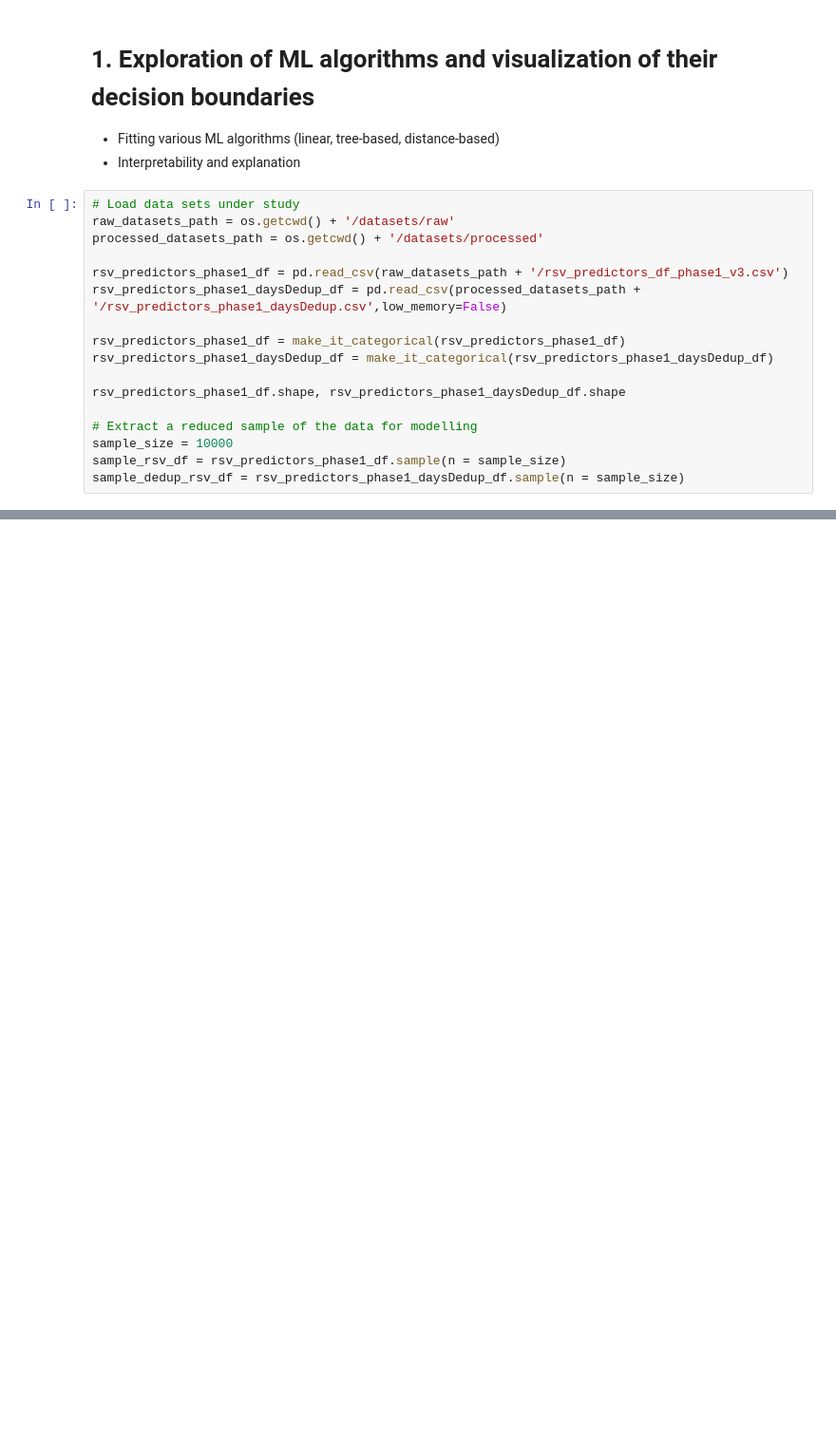
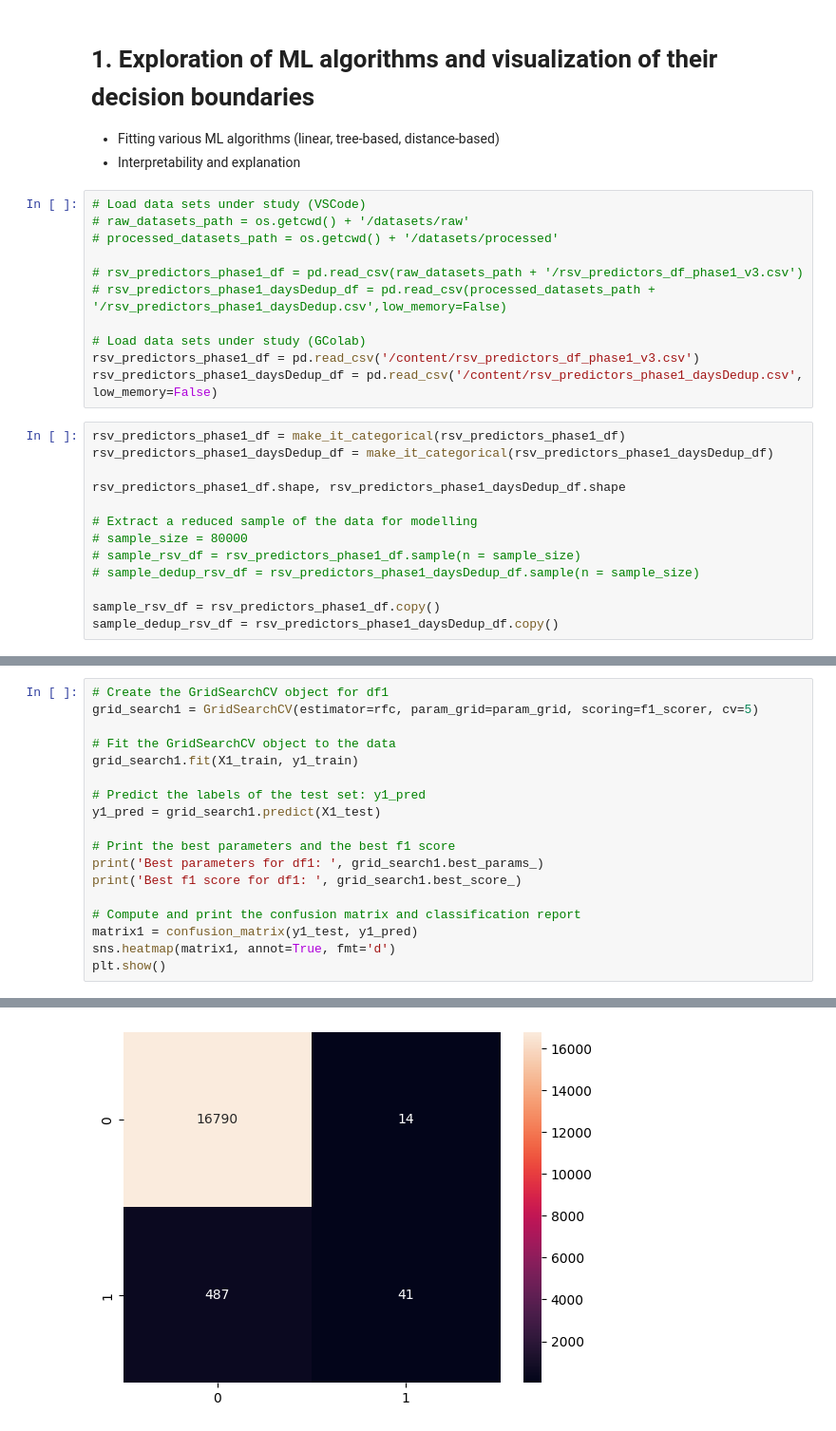
Before and after one commit to angelgldh/rsv_modelling_transfer_learning, a Jupyter notebook: notebooks/ml_modelling.ipynb, the cells around one changed output, grey strips where cells are left out. Shown at 95% size. Saved outputs shown, nothing was run; the diff lists cells and outputs as text; blank space fills up the shorter version.

Commit message:
included a first random forest model - trained against F1 score

```diff
--- a/notebooks/ml_modelling.ipynb
+++ b/notebooks/ml_modelling.ipynb
@@ -13,23 +14,30 @@ from auxFuns.EDA import *
 # 1. Exploration of ML algorithms and visualization of their decision boundaries
 - Fitting various ML algorithms (linear, tree-based, distance-based)
 - Interpretability and explanation
+# %%
+# Load data sets under study (VSCode)
+# raw_datasets_path = os.getcwd() + '/datasets/raw'
+# processed_datasets_path = os.getcwd() + '/datasets/processed'
+
+# rsv_predictors_phase1_df = pd.read_csv(raw_datasets_path + '/rsv_predictors_df_phase1_v3.csv')
+# rsv_predictors_phase1_daysDedup_df = pd.read_csv(processed_datasets_path + '/rsv_predictors_phase1_daysDedup.csv',low_memory=False)
+
+# Load data sets under study (GColab)
+rsv_predictors_phase1_df = pd.read_csv('/content/rsv_predictors_df_phase1_v3.csv')
+rsv_predictors_phase1_daysDedup_df = pd.read_csv('/content/rsv_predictors_phase1_daysDedup.csv', low_memory=False)
 # %%
-# Load data sets under study
-raw_datasets_path = os.getcwd() + '/datasets/raw'
-processed_datasets_path = os.getcwd() + '/datasets/processed'
-
-rsv_predictors_phase1_df = pd.read_csv(raw_datasets_path + '/rsv_predictors_df_phase1_v3.csv')
-rsv_predictors_phase1_daysDedup_df = pd.read_csv(processed_datasets_path + '/rsv_predictors_phase1_daysDedup.csv',low_memory=False)
-
 rsv_predictors_phase1_df = make_it_categorical(rsv_predictors_phase1_df)
 rsv_predictors_phase1_daysDedup_df = make_it_categorical(rsv_predictors_phase1_daysDedup_df)
 
 rsv_predictors_phase1_df.shape, rsv_predictors_phase1_daysDedup_df.shape
 
 # Extract a reduced sample of the data for modelling
-sample_size = 10000
-sample_rsv_df = rsv_predictors_phase1_df.sample(n = sample_size)
-sample_dedup_rsv_df = rsv_predictors_phase1_daysDedup_df.sample(n = sample_size)
+# sample_size = 80000
+# sample_rsv_df = rsv_predictors_phase1_df.sample(n = sample_size)
+# sample_dedup_rsv_df = rsv_predictors_phase1_daysDedup_df.sample(n = sample_size)
+
+sample_rsv_df = rsv_predictors_phase1_df.copy()
+sample_dedup_rsv_df = rsv_predictors_phase1_daysDedup_df.copy()
 # %%
 sample_rsv_df['RSV_test_result'].value_counts(), sample_dedup_rsv_df['RSV_test_result'].value_counts()
 # %% [output]
@@ -48,0 +91,19 @@ sample_rsv_df['RSV_test_result'].value_counts(), sample_dedup_rsv_df['RSV_test_r
+# %%
+# Create the GridSearchCV object for df1
+grid_search1 = GridSearchCV(estimator=rfc, param_grid=param_grid, scoring=f1_scorer, cv=5)
+
+# Fit the GridSearchCV object to the data
+grid_search1.fit(X1_train, y1_train)
+
+# Predict the labels of the test set: y1_pred
+y1_pred = grid_search1.predict(X1_test)
+
+# Print the best parameters and the best f1 score
+print('Best parameters for df1: ', grid_search1.best_params_)
+print('Best f1 score for df1: ', grid_search1.best_score_)
+
+# Compute and print the confusion matrix and classification report
+matrix1 = confusion_matrix(y1_test, y1_pred)
+sns.heatmap(matrix1, annot=True, fmt='d')
+plt.show()
+# %% [output]
@@ -48,0 +112 @@ sample_rsv_df['RSV_test_result'].value_counts(), sample_dedup_rsv_df['RSV_test_r
+[figure, added]
```
Also changed, not shown: parts of 9 cells of this notebook.
